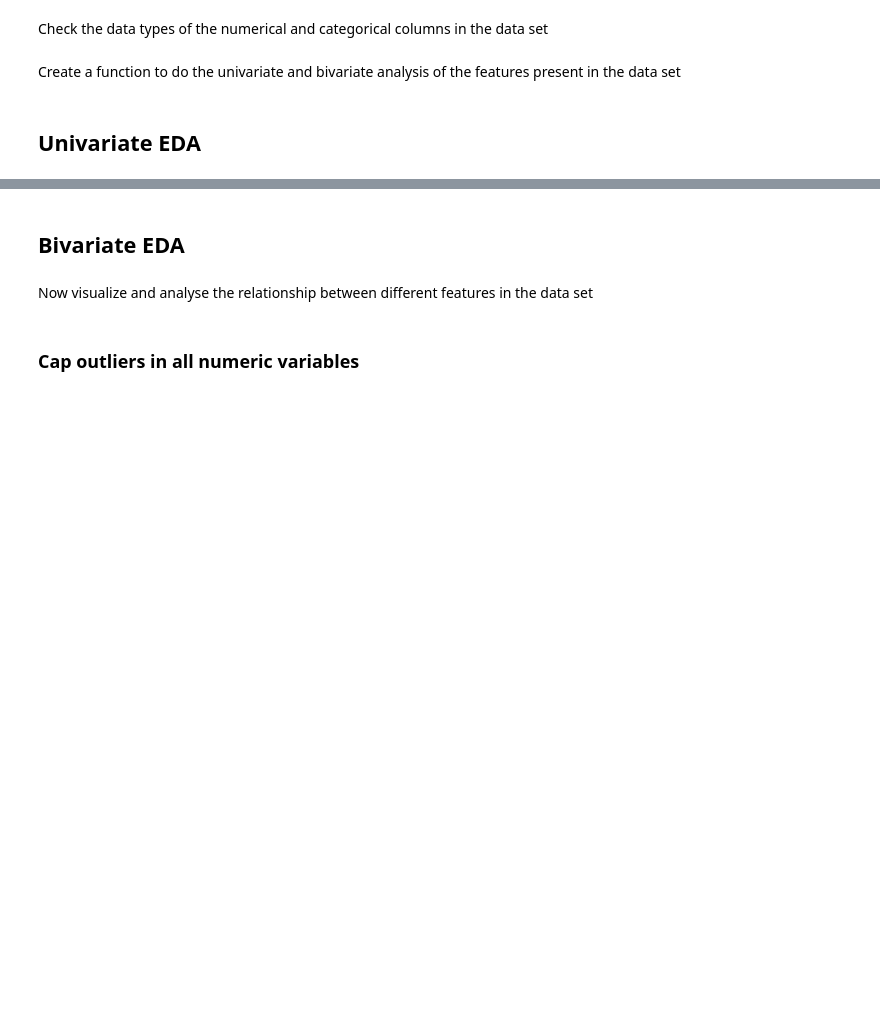
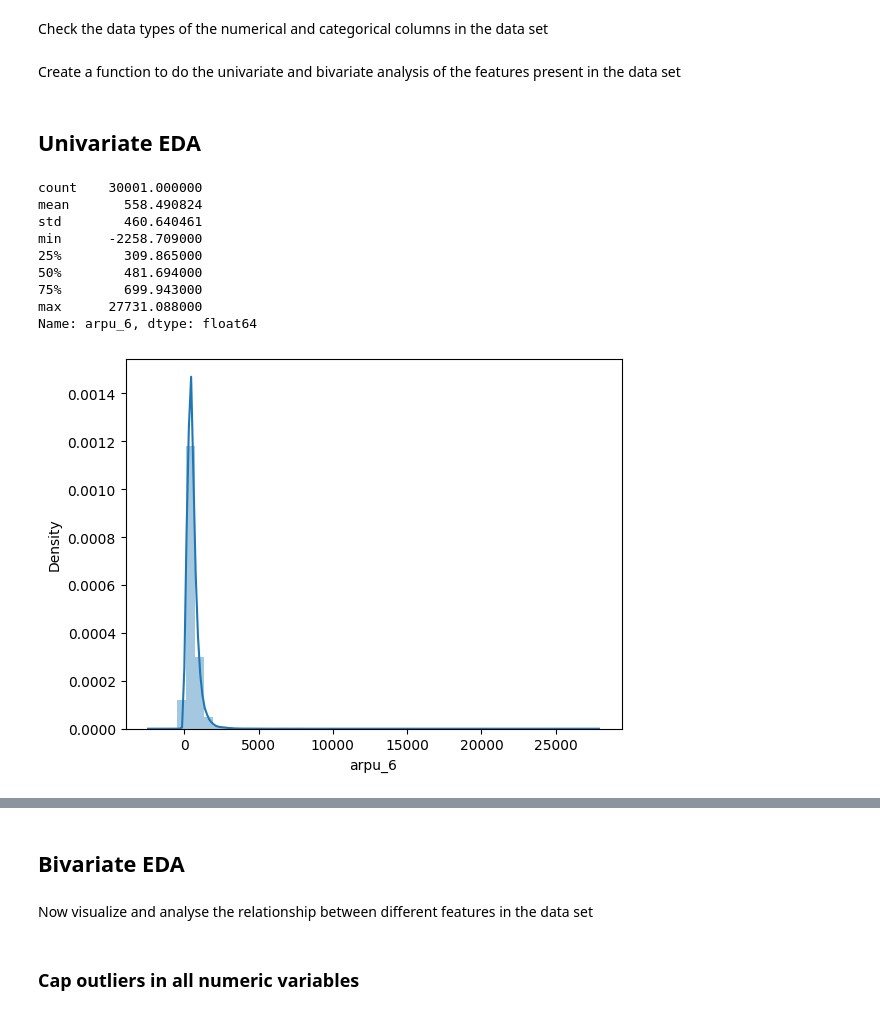
Before and after one commit to utkarshshah1988/Capstone-Project, a Jupyter notebook: Telecom_Churn_Capstone_Stub_Notebook.ipynb, the cells around one changed output, grey strips where cells are left out. Drawn from its saved outputs; the diff is of its cells as text; code cells hidden in the pictures; blank space fills up the shorter version.

```diff
--- a/Telecom_Churn_Capstone_Stub_Notebook.ipynb
+++ b/Telecom_Churn_Capstone_Stub_Notebook.ipynb
@@ -835,0 +863,6 @@ Delete columns that belong to the churn month (9th month)
+# %%
+# extract all names that end with 9
+
+col_9_list = [col for col in churn_filtered.columns if '_9' in col]
+print(col_9_list)
+print(len(col_9_list))
@@ -836,4 +872,4 @@ Delete columns that belong to the churn month (9th month)
 # %%
 # delete all variables relating to 9th month
-
-### CODE HERE ###
+churn_filtered.drop(columns=col_9_list, inplace=True)
+churn_filtered.shape
@@ -840,10 +878,9 @@ Delete columns that belong to the churn month (9th month)
 # %%
 # update num_cols and cat_cols column name list
 
-# extract all names that end with 9
+cat_cols = [col for col in churn_filtered if churn_filtered[col].dtype == 'category']
+num_cols = [col for col in churn_filtered if churn_filtered[col].dtype == 'float64']
 
-### CODE HERE ###
+print(f'There are {len(num_cols)} numerical columns and {len(cat_cols)} categorical columns in the dataset')
 
 # update cal_cols so that all the variables related to the month of September are removed
-
-### CODE HERE ###
@@ -864,7 +903,8 @@ Check the data types of the numerical and categorical columns in the data set
 # %%
 # Ensure that all the numerical and categorical columns are of the correct data types
 
-### CODE HERE ###
+churn_filtered[num_cols] = churn_filtered[num_cols].apply(pd.to_numeric)
+churn_filtered[cat_cols] = churn_filtered[cat_cols].apply(lambda column: column.astype("category"), axis=0)
 # %% [markdown]
 Create a function to do the univariate and bivariate analysis of the features present in the data set
 # %%
@@ -894,7 +934,18 @@ def univariate(variable, stats=True):
 # %%
 # Plot the average revenue per user in June
 
-univariate(### CODE HERE ###)
+univariate(churn_filtered.arpu_6)
+# %% [output]
+count    30001.000000
+mean       558.490824
+std        460.640461
+min      -2258.709000
+25%        309.865000
+50%        481.694000
+75%        699.943000
+max      27731.088000
+Name: arpu_6, dtype: float64
+[figure, added]
 # %%
 # Plot the minutes of usage of local (within same telecom circle) outgoing calls of Operator T to other operator fixed line
 
```
Also changed, not shown: parts of 13 cells of this notebook.
